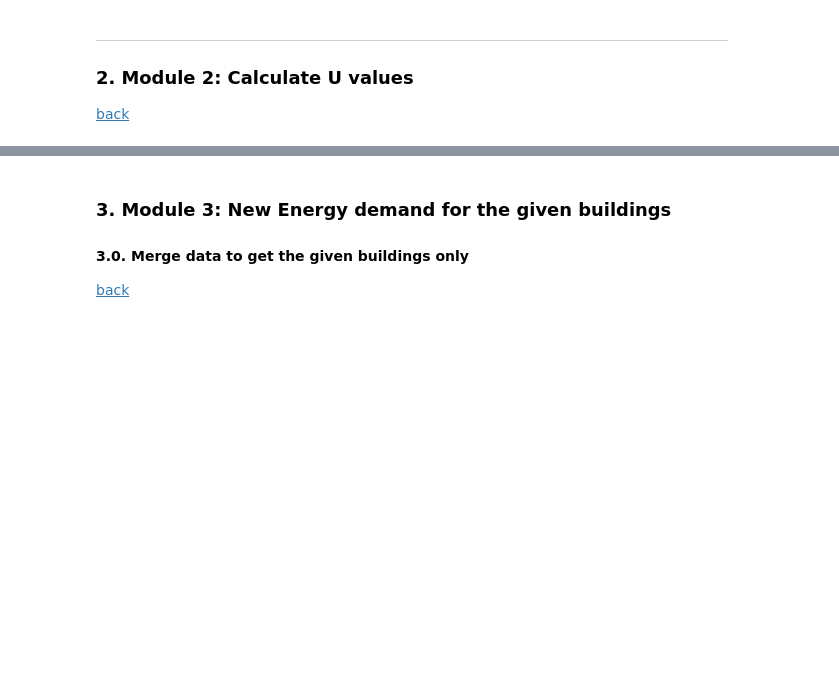
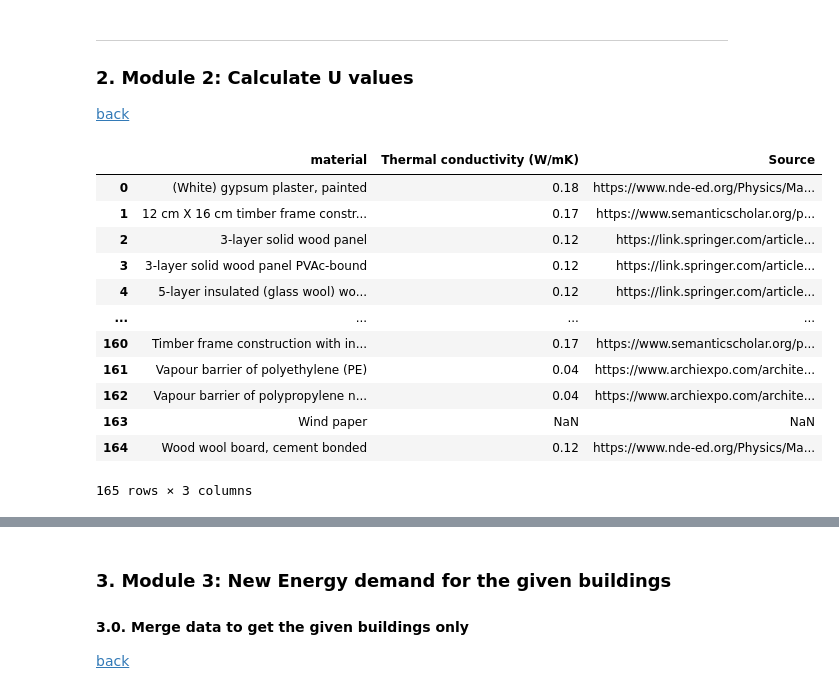
Before and after one commit to rhythimashinde/building-model, a Jupyter notebook: 0_Complete_building_model.ipynb, the cells around one changed output, grey strips where cells are left out. Cells and saved outputs as stored; diff of their text form; code cells hidden in the pictures; blank space fills up the shorter version.

```diff
--- a/0_Complete_building_model.ipynb
+++ b/0_Complete_building_model.ipynb
@@ -139,8 +126,24 @@ class Building:
 <a href="#toc-main">back</a>
 # %%
 # read the thermal conductivities of the material
-df_conductivity = pd.read_csv('model_material/data/raw/thermal_conductivity.csv',encoding = "ISO-8859-1")
+import os
+os.chdir("/home/shinder/0_work/1_Models/2_building/2a_integrations/model_building/building-model/model_material")
+df_conductivity = pd.read_csv('Supporting_data/Thermal_conductivity.csv',encoding = "ISO-8859-1")
 df_conductivity
+# %% [output]
+|  | material | Thermal conductivity (W/mK) | Source |
+| 0 | (White) gypsum plaster, painted | 0.18 | https://www.nde-ed.org/Physics/Ma... |
+| 1 | 12 cm X 16 cm timber frame constr... | 0.17 | https://www.semanticscholar.org/p... |
+| 2 | 3-layer solid wood panel | 0.12 | https://link.springer.com/article... |
+| 3 | 3-layer solid wood panel PVAc-bound | 0.12 | https://link.springer.com/article... |
+| 4 | 5-layer insulated (glass wool) wo... | 0.12 | https://link.springer.com/article... |
+| ... | ... | ... | ... |
+| 160 | Timber frame construction with in... | 0.17 | https://www.semanticscholar.org/p... |
+| 161 | Vapour barrier of polyethylene (PE) | 0.04 | https://www.archiexpo.com/archite... |
+| 162 | Vapour barrier of polypropylene n... | 0.04 | https://www.archiexpo.com/archite... |
+| 163 | Wind paper | NaN | NaN |
+| 164 | Wood wool board, cement bonded | 0.12 | https://www.nde-ed.org/Physics/Ma... |
+165 rows × 3 columns
 # %%
 # Calculate the U Values for each component of the building
 
```
Also changed, not shown: parts of 2 cells of this notebook, 30 other files.
